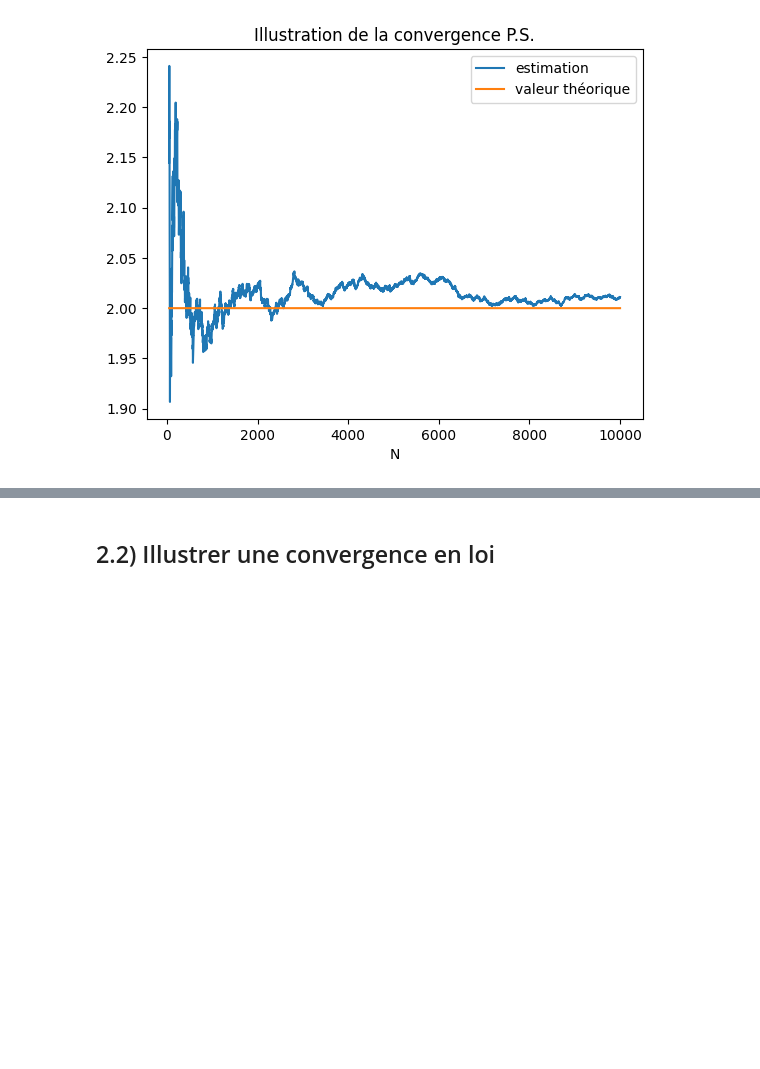
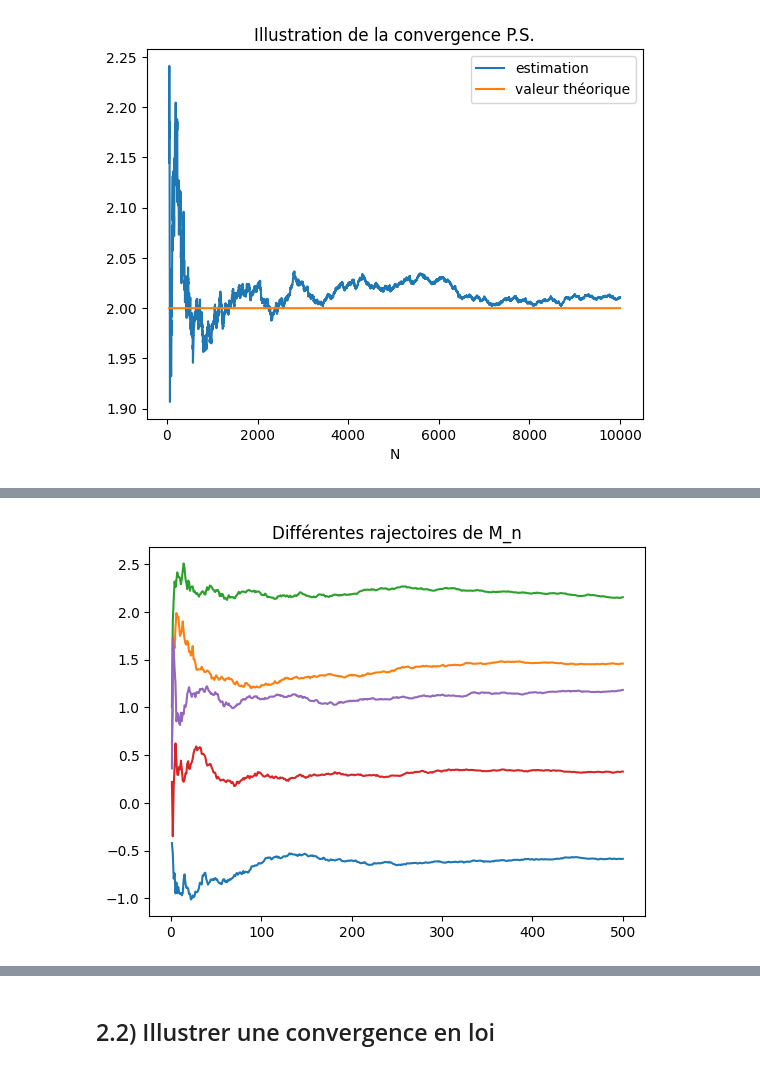
Before and after one commit to alicemoriniere/alicemoriniere.github.io, a Jupyter notebook: public/tp/recap2.ipynb, the cells around one changed output, grey strips where cells are left out. Drawn from its saved outputs; the diff is of its cells as text; code cells hidden in the pictures; blank space fills up the shorter version.

```diff
--- a/public/tp/recap2.ipynb
+++ b/public/tp/recap2.ipynb
@@ -43,0 +52,17 @@ illustration_cv_ps(2,10000)
+# %%
+n=500
+N=np.arange(1,n+1)
+X1=np.cumsum(stats.norm.rvs(size=n)/N)
+X2=np.cumsum(stats.norm.rvs(size=n)/N)
+X3=np.cumsum(stats.norm.rvs(size=n)/N)
+X4=np.cumsum(stats.norm.rvs(size=n)/N)
+X5=np.cumsum(stats.norm.rvs(size=n)/N)
+plt.plot(N,X1)
+plt.plot(N,X2)
+plt.plot(N,X3)
+plt.plot(N,X4)
+plt.plot(N,X5)
+plt.title('Différentes rajectoires de M_n')
+plt.show()
+# %% [output]
+[figure, added]
```
Also changed, not shown: parts of 4 cells of this notebook.
